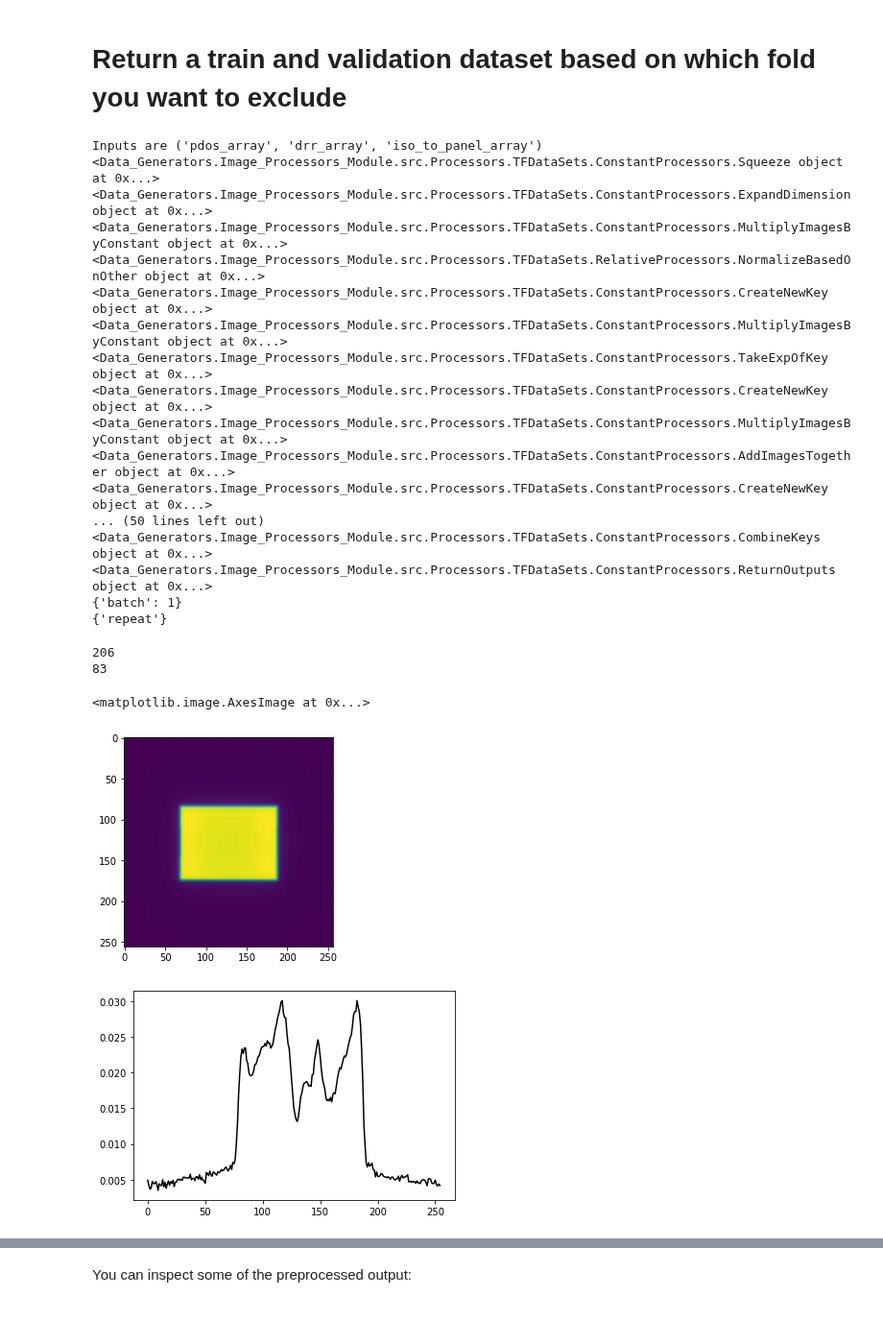
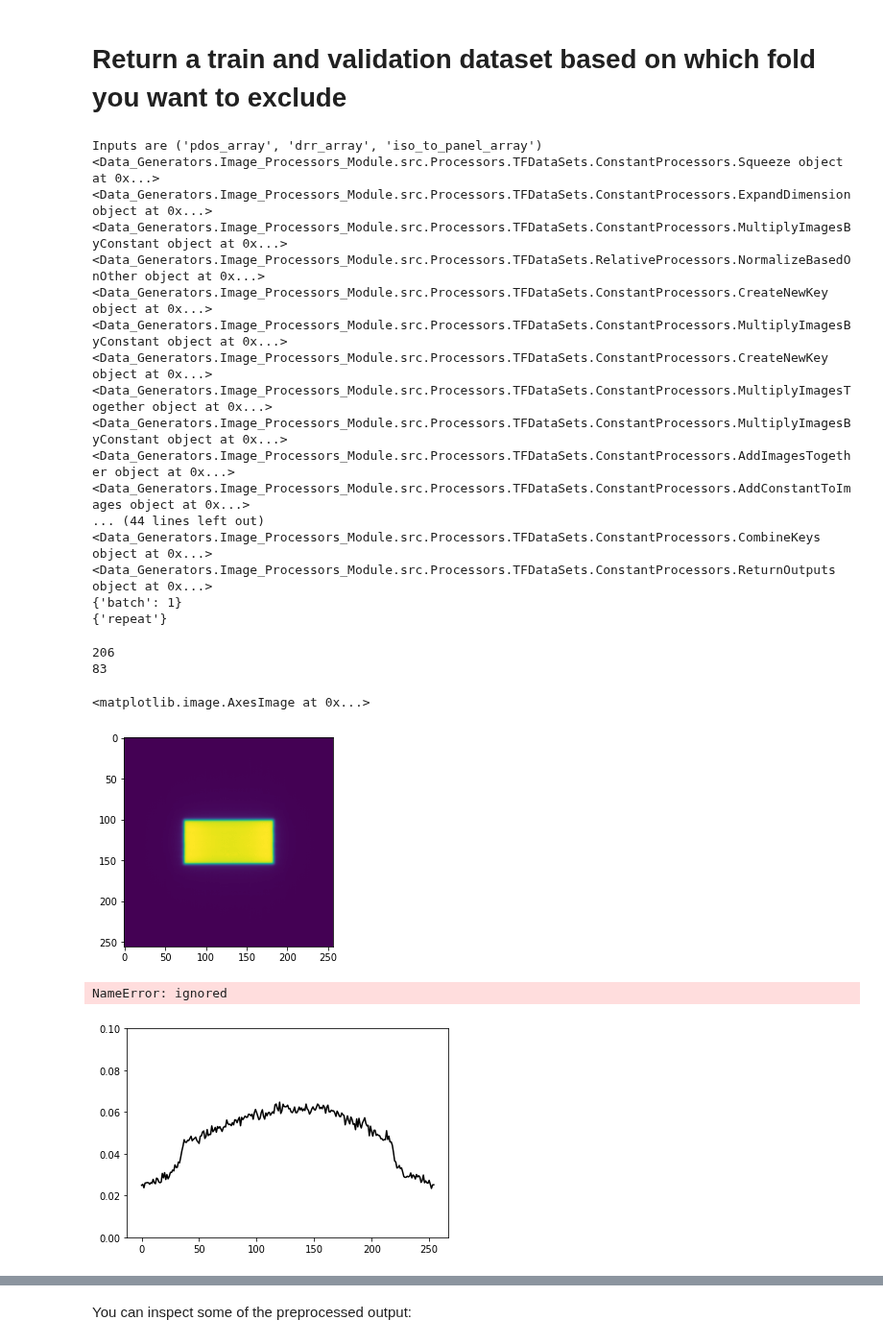
Before and after one commit to cbojechko/Image_Prediction, a Jupyter notebook: fit_fakeandphantom_twomodels.ipynb, the cells around one changed output, grey strips where cells are left out. Shown at 96% size. Drawn from its saved outputs; the diff is of its cells as text; code cells hidden in the pictures; blank space fills up the shorter version.

```diff
--- a/fit_fakeandphantom_twomodels.ipynb
+++ b/fit_fakeandphantom_twomodels.ipynb
@@ -253,19 +237,22 @@ def return_generator(records_path, proj_to_panel=True, add_5cm_keys=False, globa
                         ]
 
     base_processors += [
-    CProcessors.CreateNewKey(input_keys=('drr_array',), output_keys=('exp_new_drr_array',)),
-    CProcessors.MultiplyImagesByConstant(keys=('exp_new_drr_array',), values=(-4.0,)),
-    CProcessors.TakeExpOfKey(input_keys=('exp_new_drr_array',)),
+    #CProcessors.CreateNewKey(input_keys=('drr_array',), output_keys=('exp_new_drr_array',)),
+    #CProcessors.MultiplyImagesByConstant(keys=('exp_new_drr_array',), values=(-4.0,)),
+    #CProcessors.TakeExpOfKey(input_keys=('exp_new_drr_array',)),
 
     CProcessors.CreateNewKey(input_keys=('drr_array',), output_keys=('mul_drr_array',)),
-    CProcessors.MultiplyImagesByConstant(keys=('mul_drr_array',), values=(0.15,)),
-    CProcessors.AddImagesTogether(keys=('exp_new_drr_array', 'mul_drr_array'), out_key='exp_new_drr_array'),
+    CProcessors.MultiplyImagesByConstant(keys=('mul_drr_array',), values=(-3.523,)),
+    #CProcessors.AddImagesTogether(keys=('new_drr_array', 'mul_drr_array'), out_key='new_drr_array'),
 
     CProcessors.CreateNewKey(input_keys=('drr_array',), output_keys=('squared_drr_array',)),
     CProcessors.MultiplyImagesTogether(keys=('squared_drr_array', 'squared_drr_array'), out_key='squared_drr_array'),
-    CProcessors.MultiplyImagesByConstant(keys=('squared_drr_array',), values=(-0.1,)),
-    CProcessors.AddImagesTogether(keys=('exp_new_drr_array', 'squared_drr_array'), out_key='summed_drr_array'),
+    CProcessors.MultiplyImagesByConstant(keys=('squared_drr_array',), values=(0.7885,)),
+    CProcessors.AddImagesTogether(keys=('mul_drr_array', 'squared_drr_array'), out_key='summed_drr_array'),
 
+    CProcessors.AddConstantToImages(keys=('summed_drr_array',),values=(-0.04555,)),
+
+    CProcessors.TakeExpOfKey(input_keys=('summed_drr_array',)),
     CProcessors.MultiplyImagesTogether(keys=('pdos_array', 'summed_drr_array'), out_key='summed_array'),
     CProcessors.MultiplyImagesByConstant(keys=('summed_array',), values=(-1.0,)),
 
@@ -281,6 +268,7 @@ def return_generator(records_path, proj_to_panel=True, add_5cm_keys=False, globa
                       CProcessors.ReturnOutputs(input_keys=('output',),
                                                 #output_keys=('fluence_array',))
                                                 output_keys=('scatter_array',))
+                                                #output_keys=('summed_array',))
   ]
   base_processors += [
                       {'batch': 1}, {'repeat'}
@@ -353,7 +341,7 @@ def return_generators(base_path, excluded_fold=5, batch=1, **kwargs):
   val_folder_names.append(os.path.join(base_path, 'phantom_valid'))
   #test_folder_names.append(os.path.join(base_path, 'phantom_valid'))
   #test_folder_names.append(os.path.join(base_path, 'test_pelvis'))
-  test_folder_names.append(os.path.join(base_path, 'pat55_60'))
+  test_folder_names.append(os.path.join(base_path, 'solidwater/9994'))
 
   # for i in range(1,6):
   #   folder_name = '/content/drive/My Drive/data/fold{}'.format(i)
@@ -385,12 +373,12 @@ Inputs are ('pdos_array', 'drr_array', 'iso_to_panel_array')
 <Data_Generators.Image_Processors_Module.src.Processors.TFDataSets.RelativeProcessors.NormalizeBasedOnOther object at 0x...>
 <Data_Generators.Image_Processors_Module.src.Processors.TFDataSets.ConstantProcessors.CreateNewKey object at 0x...>
 <Data_Generators.Image_Processors_Module.src.Processors.TFDataSets.ConstantProcessors.MultiplyImagesByConstant object at 0x...>
-<Data_Generators.Image_Processors_Module.src.Processors.TFDataSets.ConstantProcessors.TakeExpOfKey object at 0x...>
 <Data_Generators.Image_Processors_Module.src.Processors.TFDataSets.ConstantProcessors.CreateNewKey object at 0x...>
+<Data_Generators.Image_Processors_Module.src.Processors.TFDataSets.ConstantProcessors.MultiplyImagesTogether object at 0x...>
 <Data_Generators.Image_Processors_Module.src.Processors.TFDataSets.ConstantProcessors.MultiplyImagesByConstant object at 0x...>
 <Data_Generators.Image_Processors_Module.src.Processors.TFDataSets.ConstantProcessors.AddImagesTogether object at 0x...>
-<Data_Generators.Image_Processors_Module.src.Processors.TFDataSets.ConstantProcessors.CreateNewKey object at 0x...>
-... (50 lines left out)
+<Data_Generators.Image_Processors_Module.src.Processors.TFDataSets.ConstantProcessors.AddConstantToImages object at 0x...>
+... (44 lines left out)
 <Data_Generators.Image_Processors_Module.src.Processors.TFDataSets.ConstantProcessors.CombineKeys object at 0x...>
 <Data_Generators.Image_Processors_Module.src.Processors.TFDataSets.ConstantProcessors.ReturnOutputs object at 0x...>
 {'batch': 1}
@@ -410,27 +398,34 @@ plt.imshow(x[0,...,0])
 206
 83
 <matplotlib.image.AxesImage at 0x...>
-[figure, old version]
+[figure, new version]
+# %%
+stop
+# %% [output]
+NameError: ignored
 # %%
-train_len = len(train_dataset)
-valid_len = len(valid_dataset)
+#train_len = len(train_dataset)
+#valid_len = len(valid_dataset)
 #test_len =  len(test_dataset)
-x, y = next(iterx)
+
+itery = iter(test_dataset.repeat())
+x, y = next(itery)
 #print(train_len)
 #print(valid_len)
 #print(test_len)
 #plt.imshow(y[0,...,0])
 
 rt = y[0,...,0].numpy()
 
 pdos = x[0,...,0].numpy()
 cbct = x[0,...,1].numpy()
 #plt.plot(pdos[128,1:256],'b')
 #plt.plot(cbct[128,1:256],'r')
 plt.plot(rt[128,1:256],'k')
+plt.ylim([0,0.1])
 plt.show()
 # %% [output]
-[figure, old version]
+[figure, new version]
 # %%
 train_len = len(train_dataset)
 valid_len = len(valid_dataset)
```
Also changed, not shown: parts of 19 cells of this notebook.
